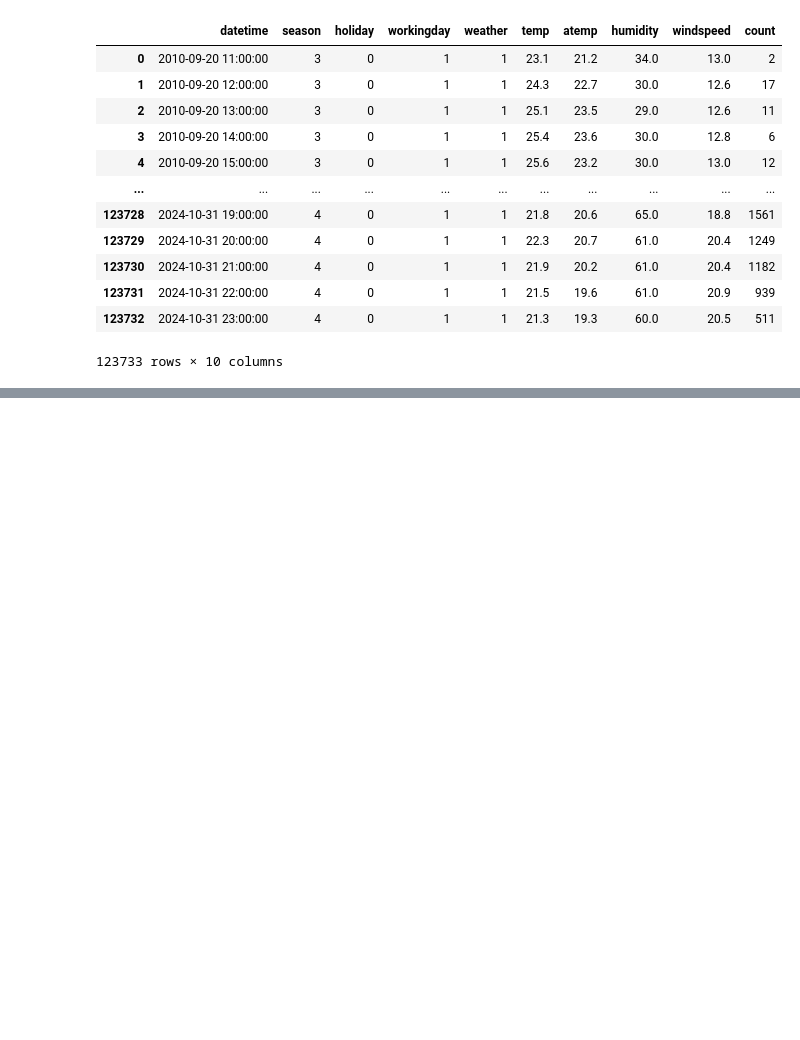
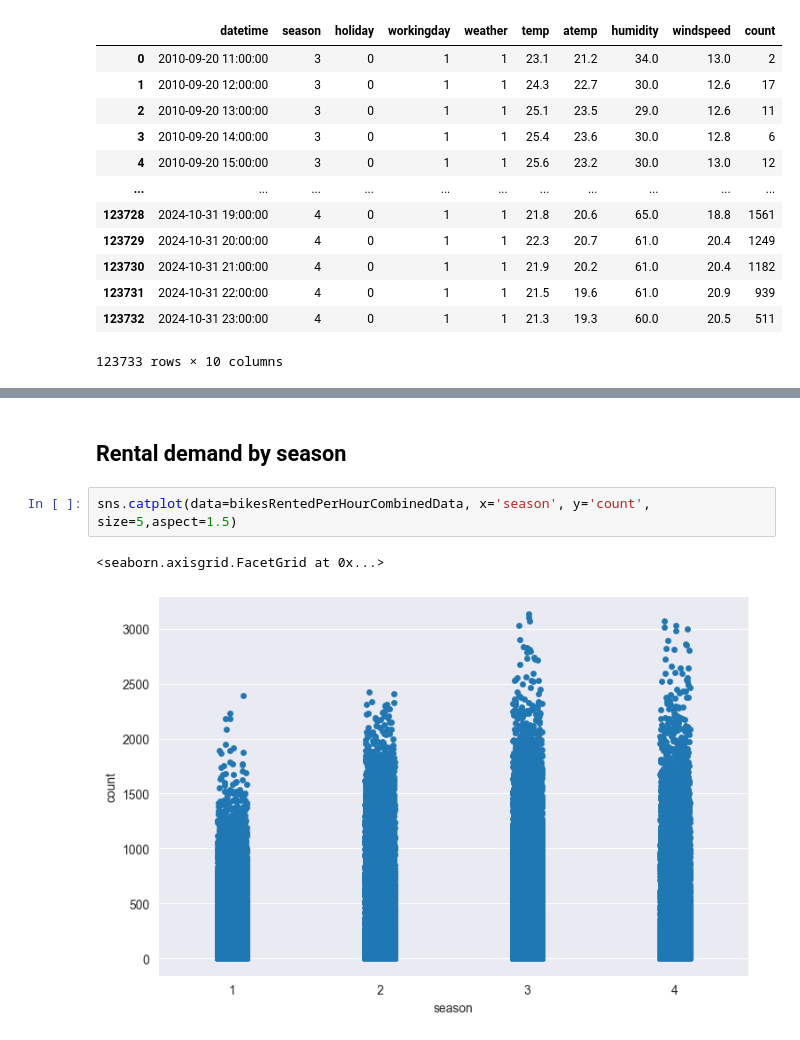
Before and after one commit to Scarch/ProjectE8, a Jupyter notebook: analysing_preparing_capitalBikeshareData.ipynb, the cells around one changed output, grey strips where cells are left out. Saved outputs shown, nothing was run; the diff lists cells and outputs as text; blank space fills up the shorter version.

```diff
--- a/analysing_preparing_capitalBikeshareData.ipynb
+++ b/analysing_preparing_capitalBikeshareData.ipynb
@@ -546,0 +599,7 @@ display(bikesRentedPerHourCombinedData)
+# %% [markdown]
+## Rental demand by season
+# %%
+sns.catplot(data=bikesRentedPerHourCombinedData, x='season', y='count', size=5,aspect=1.5)
+# %% [output]
+<seaborn.axisgrid.FacetGrid at 0x...>
+[figure, added]
```
Also changed, not shown: parts of 16 cells of this notebook, 2 other files.
